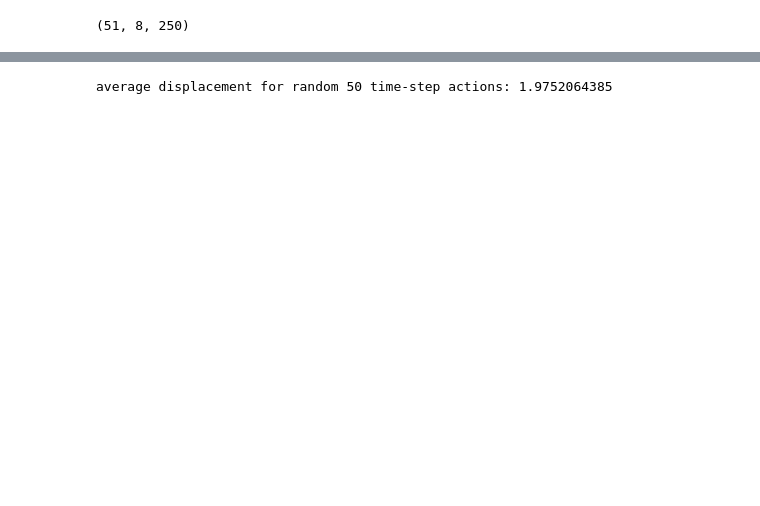
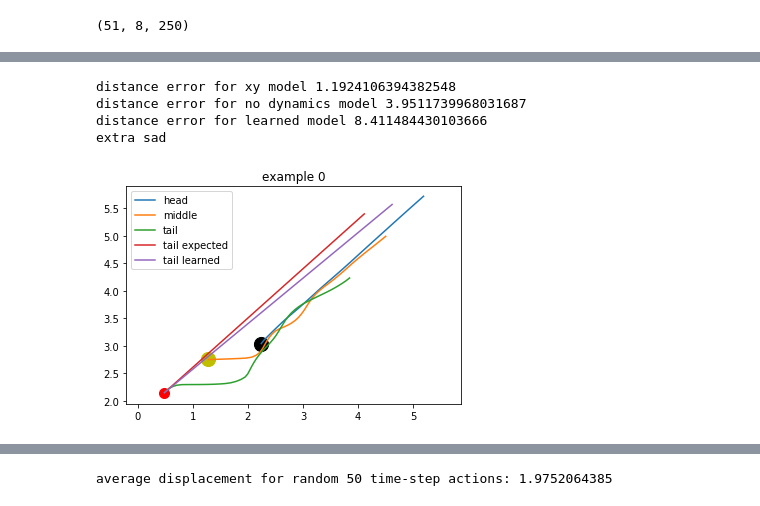
Before and after one commit to UM-ARM-Lab/unreliable-deform-manipulation, a Jupyter notebook: link_bot_notebooks/src/link_bot_notebooks/check_state_prediction_loss.ipynb, the cells around one changed output, grey strips where cells are left out. Drawn from its saved outputs; the diff is of its cells as text; code cells hidden in the pictures; blank space fills up the shorter version.

```diff
--- a/link_bot_notebooks/src/link_bot_notebooks/check_state_prediction_loss.ipynb
+++ b/link_bot_notebooks/src/link_bot_notebooks/check_state_prediction_loss.ipynb
@@ -14,3 +17,9 @@ data = tpo.load_train(dataset, n_steps=n_steps, N=6, L=2, extract_func=tpo.link_
 print(data.shape)
 # %% [output]
 (51, 8, 250)
+# %%
+args = {'checkpoint': "log_data/init_A/December_10_23:11:39__0a0464776e/nn.ckpt-175000", 'log': False, 'batch_size': 1024}
+dt = 0.1
+x = tpo.load_train(dataset, N=6, L=2, n_steps=n_steps, extract_func=tpo.link_pos_vel_extractor2(6))
+model = linear_tf_model.LinearTFModel(args, N=6, M=2, L=2, n_steps=50, dt=dt)
+model.load()
@@ -17 +29,3 @@ print(data.shape)
+# %%
+A = model.get_A()
 # %%
@@ -45,0 +72,8 @@ distance error for no dynamics model 0.11335887485404512
+# %%
+compare_predictions(0)
+# %% [output]
+distance error for xy model 1.1924106394382548
+distance error for no dynamics model 3.9511739968031687
+distance error for learned model 8.411484430103666
+extra sad
+[figure, added]
```
Also changed, not shown: parts of 10 cells of this notebook, 7 other files.
